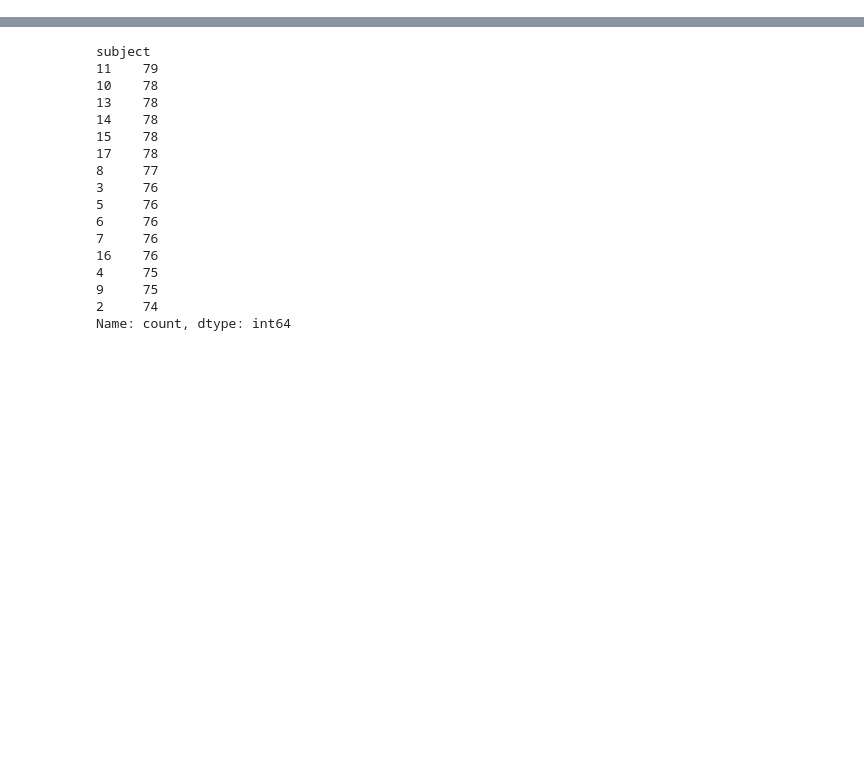
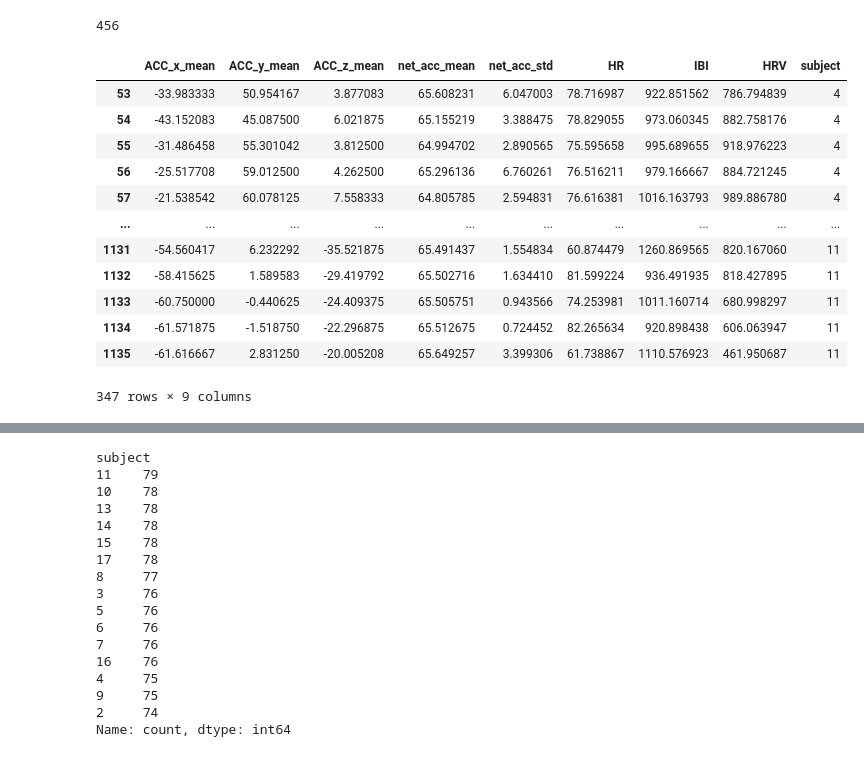
Before and after one commit to grayaubel/focus-detection-using-physiological-data, a Jupyter notebook: notebooks/02_feature_engineering.ipynb, the cells around one changed output, grey strips where cells are left out. Drawn from its saved outputs; the diff is of its cells as text; code cells hidden in the pictures; blank space fills up the shorter version.

```diff
--- a/notebooks/02_feature_engineering.ipynb
+++ b/notebooks/02_feature_engineering.ipynb
@@ -113,6 +4,7 @@ sorted(zip(X.columns, model.feature_importances_), key=lambda x: x[1], reverse=T
 import pandas as pd
 import glob
 # %%
-all_files = glob.glob('../data/processed/apple_watch_format/S*_apple_watch.csv')
+all_file = glob.glob('../data/processed/apple_watch_format/S*_apple_watch.csv')
 # %%
-df_all = pd.concat([pd.read_csv(file) for file in all_files], axis=0, ignore_index=True)
+df_all = pd.concat([pd.read_csv(file) for file in all_file], ignore_index=True, axis=0)
+df_all
@@ -134,0 +32,22 @@ df_all
+# %%
+803-347
+# %% [output]
+456
+# %%
+# เอาข้อมูลของ focus อย่างเดียว เพื่อเอาไปทำ CTGan
+df_focus = df_all[df_all['label'] == 1].drop(columns=["label"])
+df_focus
+# %% [output]
+|  | ACC_x_mean | ACC_y_mean | ACC_z_mean | net_acc_mean | net_acc_std | HR | IBI | HRV | subject |
+| 53 | -33.983333 | 50.954167 | 3.877083 | 65.608231 | 6.047003 | 78.716987 | 922.851562 | 786.794839 | 4 |
+| 54 | -43.152083 | 45.087500 | 6.021875 | 65.155219 | 3.388475 | 78.829055 | 973.060345 | 882.758176 | 4 |
+| 55 | -31.486458 | 55.301042 | 3.812500 | 64.994702 | 2.890565 | 75.595658 | 995.689655 | 918.976223 | 4 |
+| 56 | -25.517708 | 59.012500 | 4.262500 | 65.296136 | 6.760261 | 76.516211 | 979.166667 | 884.721245 | 4 |
+| 57 | -21.538542 | 60.078125 | 7.558333 | 64.805785 | 2.594831 | 76.616381 | 1016.163793 | 989.886780 | 4 |
+| ... | ... | ... | ... | ... | ... | ... | ... | ... | ... |
+| 1131 | -54.560417 | 6.232292 | -35.521875 | 65.491437 | 1.554834 | 60.874479 | 1260.869565 | 820.167060 | 11 |
+| 1132 | -58.415625 | 1.589583 | -29.419792 | 65.502716 | 1.634410 | 81.599224 | 936.491935 | 818.427895 | 11 |
+| 1133 | -60.750000 | -0.440625 | -24.409375 | 65.505751 | 0.943566 | 74.253981 | 1011.160714 | 680.998297 | 11 |
+| 1134 | -61.571875 | -1.518750 | -22.296875 | 65.512675 | 0.724452 | 82.265634 | 920.898438 | 606.063947 | 11 |
+| 1135 | -61.616667 | 2.831250 | -20.005208 | 65.649257 | 3.399306 | 61.738867 | 1110.576923 | 461.950687 | 11 |
+347 rows × 9 columns
```
Also changed, not shown: parts of 35 cells of this notebook.
